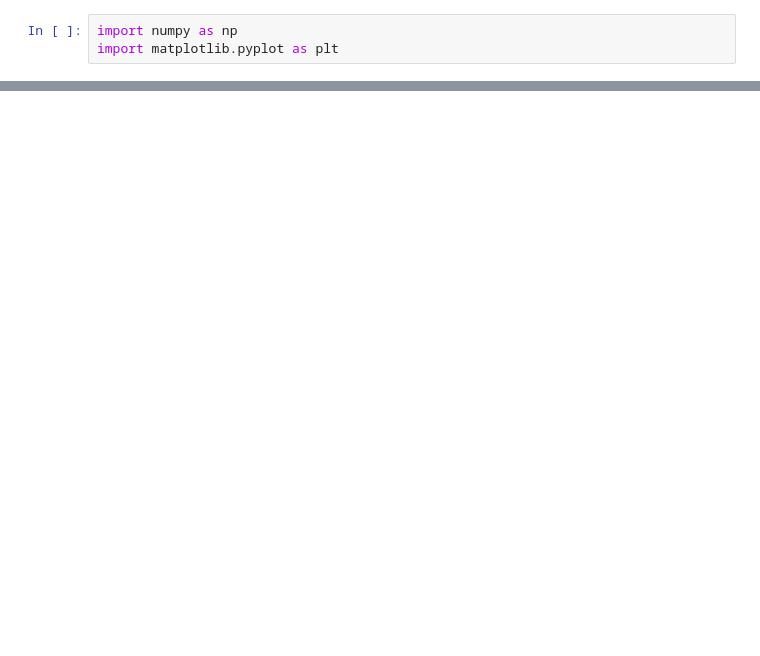
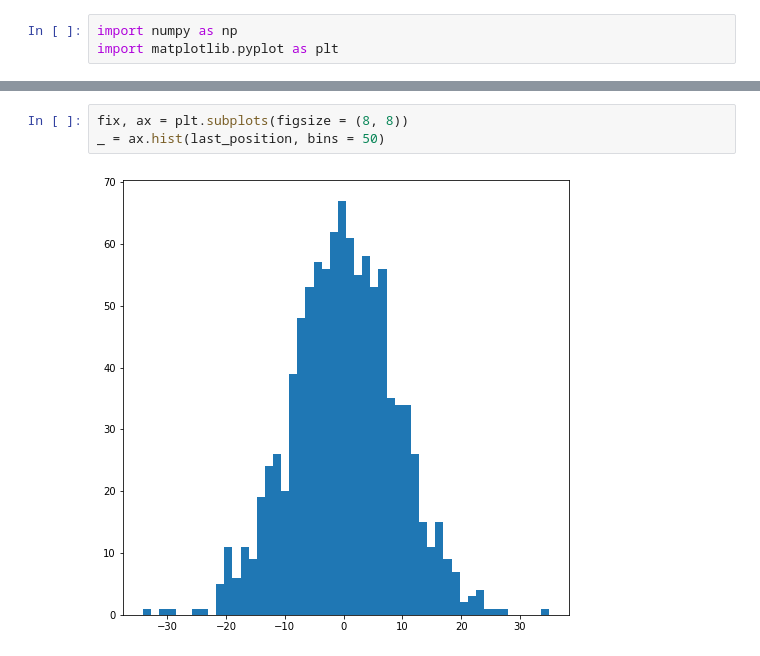
Before and after one commit to NTHU-Phys-Qubit/class-03162020-Chan-Sing-Hong, a Jupyter notebook: random_walk.ipynb, the cells around one changed output, grey strips where cells are left out. Drawn from its saved outputs; the diff is of its cells as text; blank space fills up the shorter version.

```diff
--- a/random_walk.ipynb
+++ b/random_walk.ipynb
@@ -22,0 +28,5 @@ plt.plot(position)
+# %%
+fix, ax = plt.subplots(figsize = (8, 8))
+_ = ax.hist(last_position, bins = 50)
+# %% [output]
+[figure, added]
```
Also changed, not shown: parts of 8 cells of this notebook.
